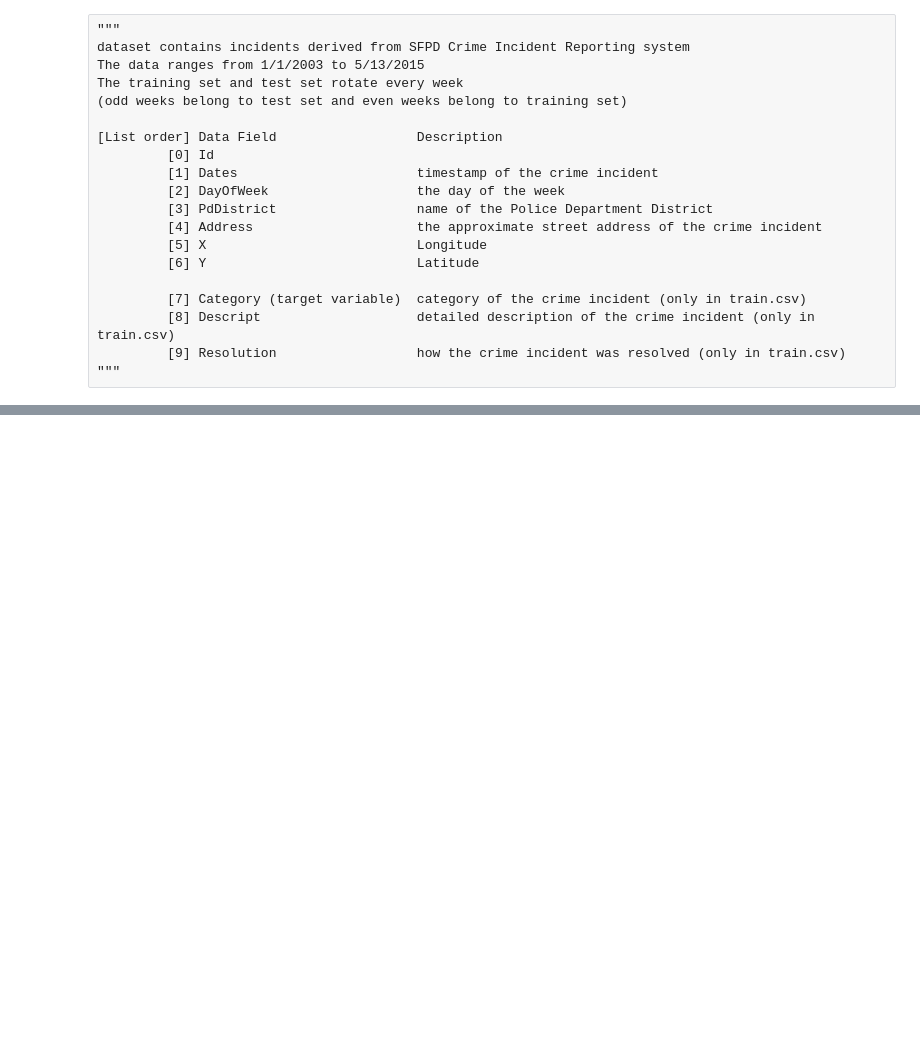
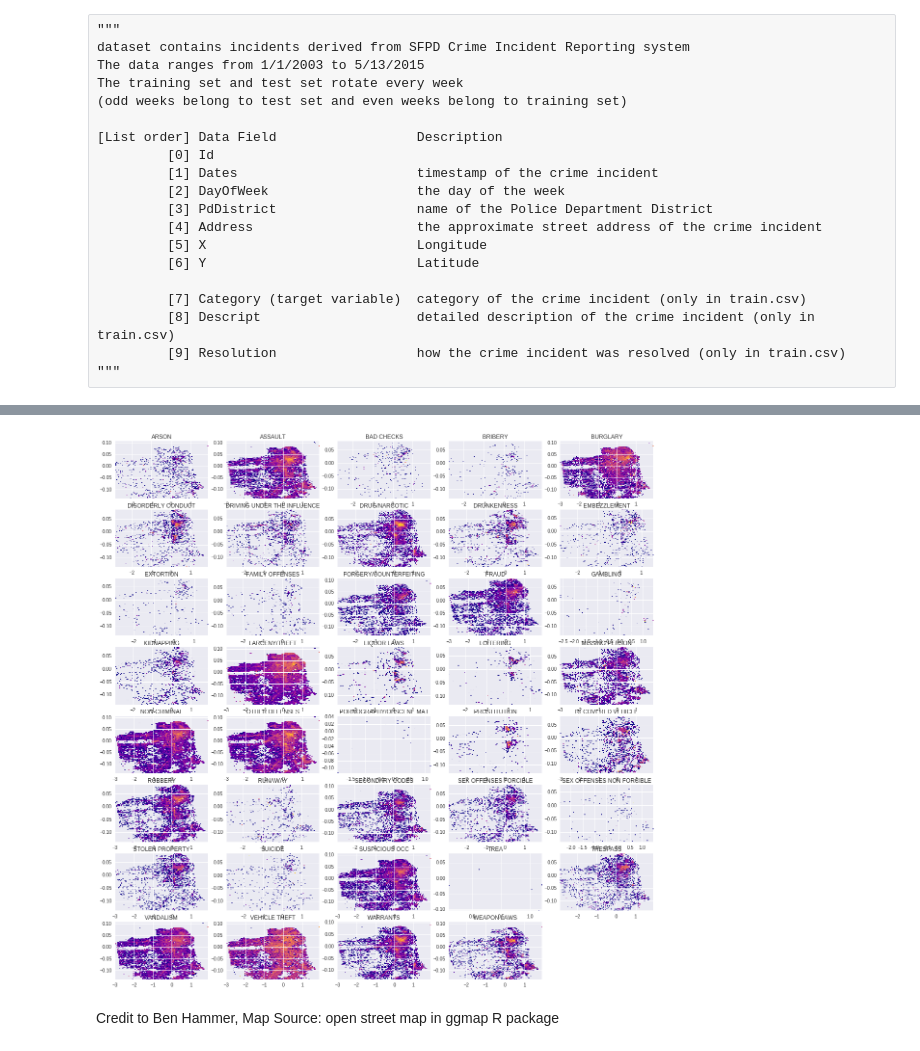
Before and after one commit to paulruvolo/DataScience16CYOA, a Jupyter notebook: DataExploration.ipynb, the cells around one changed output, grey strips where cells are left out. Saved outputs shown, nothing was run; the diff lists cells and outputs as text; code cells hidden in the pictures; blank space fills up the shorter version.

```diff
--- a/DataExploration.ipynb
+++ b/DataExploration.ipynb
@@ -157,0 +139,21 @@ df.head()
+# %%
+NX=100
+NY=100
+groups = train.groupby('Category')
+ii=1
+plt.figure(figsize=(20, 20))
+for name, group in groups:
+    plt.subplot(8,5,ii)
+    histo, xedges, yedges = np.histogram2d(np.array(group.X),np.array(group.Y), bins=(NX,NY))
+    myextent  =[xedges[0],xedges[-1],yedges[0],yedges[-1]]
+    plt.imshow(histo.T,origin='low',extent=myextent,interpolation='nearest',aspect='auto',norm=LogNorm(), cmap = 'plasma')
+    plt.title(name)
+#     plt.figure(ii)
+#     plt.plot(group.X,group.Y,'.')
+    ii+=1
+del groups
+# %% [output]
+[figure, added]
+# %% [markdown]
+Credit to Ben Hammer,
+Map Source: open street map in ggmap R package
```
Also changed, not shown: parts of 11 cells of this notebook.
